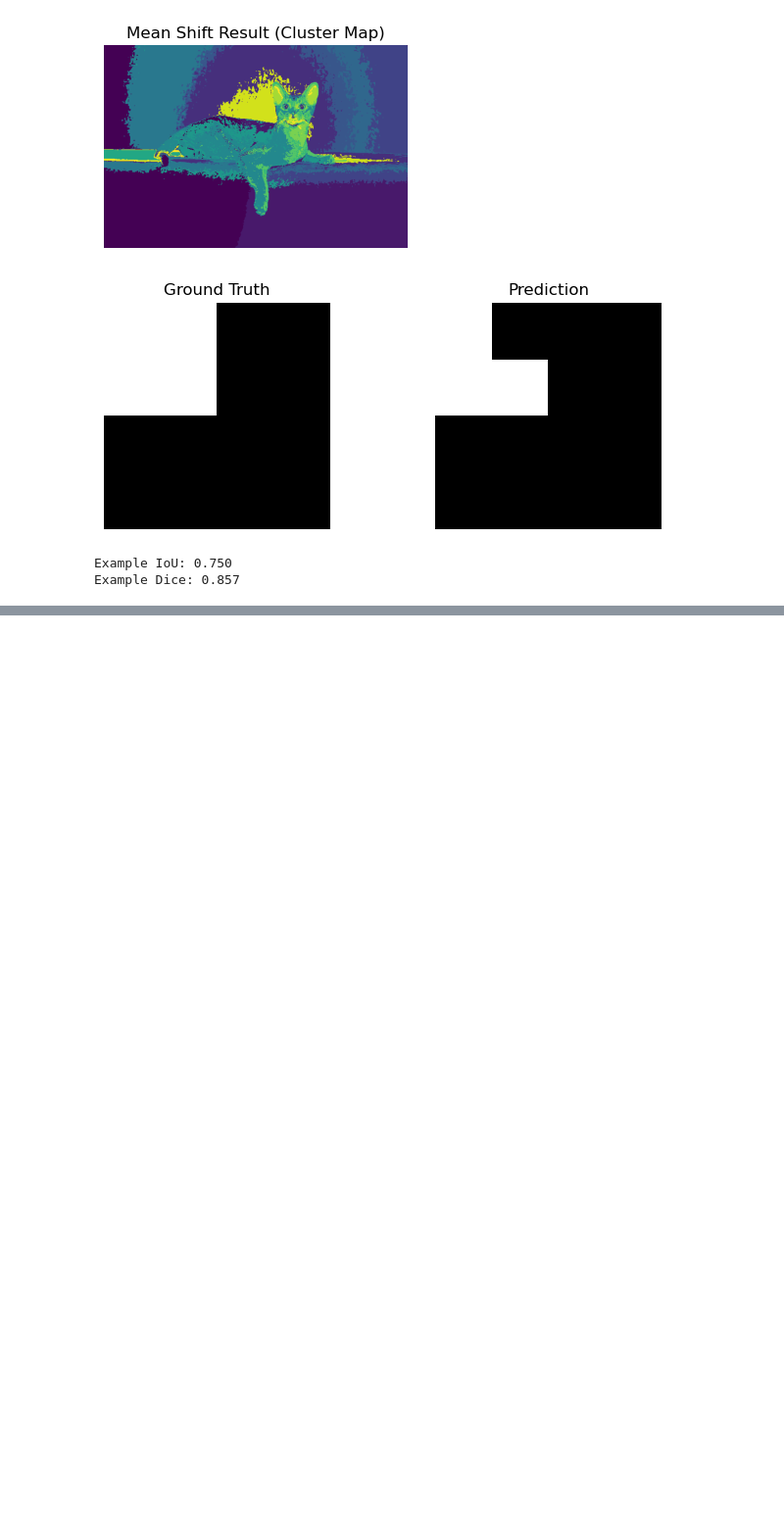
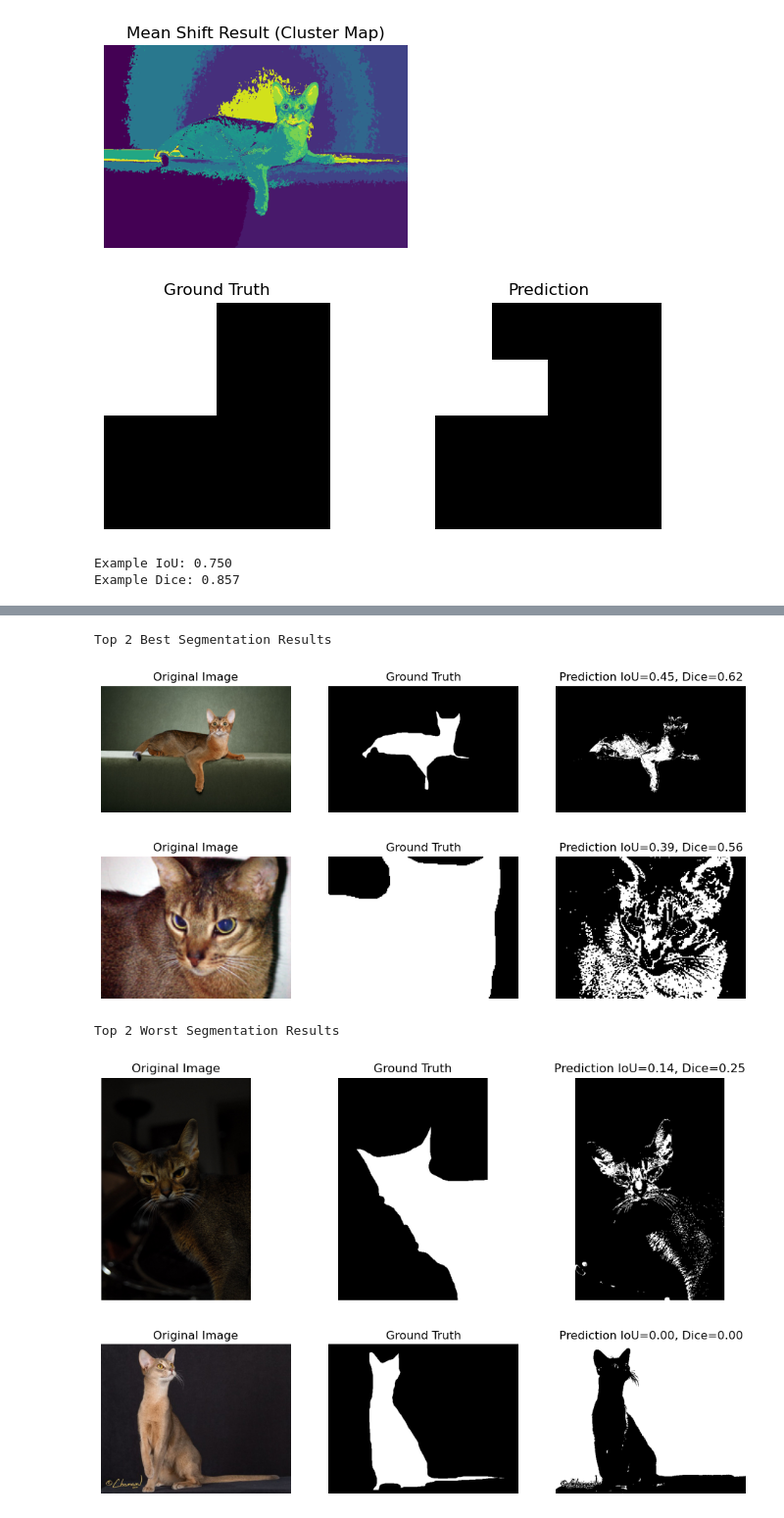
Before and after one commit to Rami4321/comp_vision, a Jupyter notebook: week8.ipynb, the cells around one changed output, grey strips where cells are left out. Shown at 98% size. Drawn from its saved outputs; the diff is of its cells as text; code cells hidden in the pictures; blank space fills up the shorter version.

```diff
--- a/week8.ipynb
+++ b/week8.ipynb
@@ -299,0 +304,43 @@ ModuleNotFoundError: No module named 'tqdm'
+# %%
+# ==========================================
+# Visualize Best and Worst Cases
+# ==========================================
+# Sort results by IoU (you can also sort by Dice if preferred)
+sorted_results = sorted(results, key=lambda x: x[1], reverse=True) #sort by iou in descending order
+best_cases = sorted_results[:2] #first two are the best cases
+worst_cases = sorted_results[-2:] #last two are the worst cases
+def visualize_cases(cases, title):
+    print(f"{title}")
+    for filename, iou, dice, save_path in cases:
+        img_path = os.path.join(image_folder, filename)
+        mask_name = os.path.splitext(filename)[0] + '.png'
+        mask_path = os.path.join(mask_folder, mask_name)
+        image = cv2.imread(img_path)
+        image_rgb = cv2.cvtColor(image, cv2.COLOR_BGR2RGB)
+        gt = cv2.imread(mask_path, 0)
+        gt_binary = np.where(gt == 1, 1, 0)
+        pred_mask = cv2.imread(save_path, 0) // 255
+        plt.figure(figsize=(12,4))
+        plt.subplot(1,3,1)
+        plt.title("Original Image")
+        plt.imshow(image_rgb)
+        plt.axis('off')
+        plt.subplot(1,3,2)
+        plt.title("Ground Truth")
+        plt.imshow(gt_binary, cmap='gray')
+        plt.axis('off')
+        plt.subplot(1,3,3)
+        plt.title(f"Prediction IoU={iou:.2f}, Dice={dice:.2f}")
+        plt.imshow(pred_mask, cmap='gray')
+        plt.axis('off')
+        plt.show()
+# Visualize
+visualize_cases(best_cases, "Top 2 Best Segmentation Results")
+visualize_cases(worst_cases, "Top 2 Worst Segmentation Results")
+# %% [output]
+Top 2 Best Segmentation Results
+[figure, added]
+[figure, added]
+Top 2 Worst Segmentation Results
+[figure, added]
+[figure, added]
```
Also changed, not shown: parts of 1 cell of this notebook, 1 other file.
